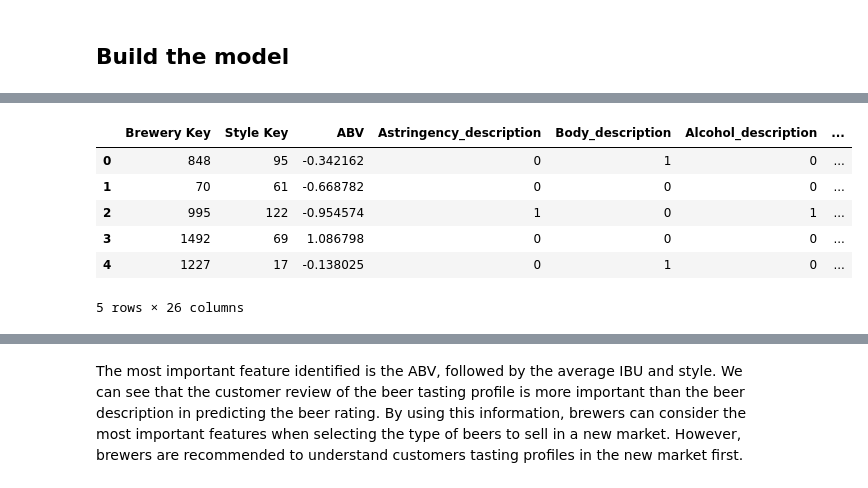
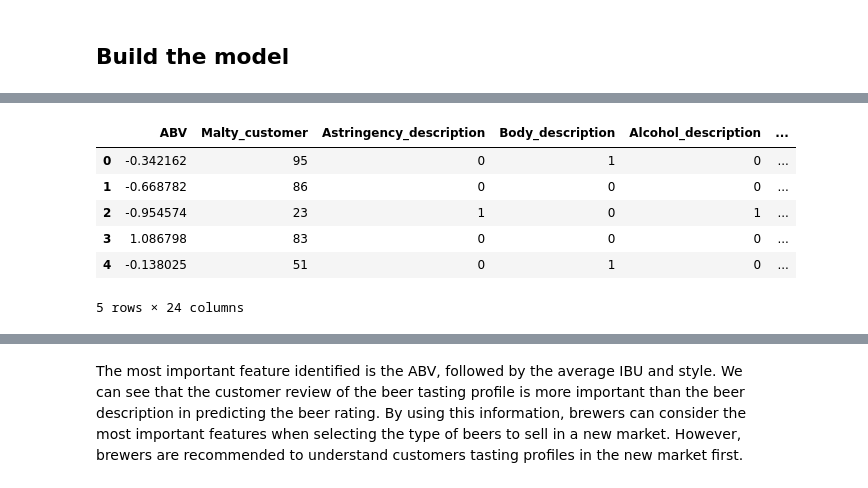
Before and after one commit to happysoymilk/beer_data_analysis, a Jupyter notebook: aml-fcp_regression.ipynb, the cells around one changed output, grey strips where cells are left out. Cells and saved outputs as stored; diff of their text form; code cells hidden in the pictures.

```diff
--- a/aml-fcp_regression.ipynb
+++ b/aml-fcp_regression.ipynb
@@ -470,6 +57,6 @@ df_new.shape
 df_new["Ave IBU"] = (df_new["Min IBU"] + df_new["Max IBU"])/2
 
 #drop unused columns
-df_new = df_new.drop(['Min IBU', 'Max IBU', 'key', 'Description'], axis = 1)
+df_new = df_new.drop(['Min IBU', 'Max IBU', 'key', 'Description','Style Key', 'Brewery Key'], axis = 1)
 df_new.shape
 # %% [output]
@@ -503,28 +110,28 @@ print(y_test.shape)
 # %%
 from sklearn.preprocessing import StandardScaler
 scaler = StandardScaler()
 
 ## scale the customer reviews
 # step 1: we scale the reviews by row and create a new dataframe
-scaled_customer = pd.DataFrame(scaler.fit_transform(x_train.iloc[:,3:14].T).T,columns=x_train.iloc[:,3:14].columns)
+scaled_customer = pd.DataFrame(scaler.fit_transform(x_train.iloc[:,1:11].T).T,columns=x_train.iloc[:,1:11].columns)
 
 # step 2: drop unscaled reviews
-x_drop = x_train.drop(x_train.iloc[:,3:14],axis=1).reset_index(drop=True)
+x_drop = x_train.drop(x_train.iloc[:,1:11],axis=1).reset_index(drop=True)
 
 # step 3: concat the scaled customer reviews
 x_train_scaled = pd.concat([x_drop,scaled_customer],axis=1)
 
 # scale the numerical values of the whole dataframe (excluding categorical variable)
-x_train_scaled.iloc[:,[2,14,15,16,17,18,19,20,21,22,23,24,25]] = scaler.fit_transform(x_train_scaled.iloc[:,[2,14,15,16,17,18,19,20,21,22,23,24,25]])
+x_train_scaled.iloc[:,[0,13,14,15,16,17,18,19,20,21,22,23]] = scaler.fit_transform(x_train_scaled.iloc[:,[0,13,14,15,16,17,18,19,20,21,22,23]])
 x_train_scaled.head()
 # %% [output]
-|  | Brewery Key | Style Key | ABV | Astringency_description | Body_description | Alcohol_description | ... |
-| 0 | 848 | 95 | -0.342162 | 0 | 1 | 0 | ... |
-| 1 | 70 | 61 | -0.668782 | 0 | 0 | 0 | ... |
-| 2 | 995 | 122 | -0.954574 | 1 | 0 | 1 | ... |
-| 3 | 1492 | 69 | 1.086798 | 0 | 0 | 0 | ... |
-| 4 | 1227 | 17 | -0.138025 | 0 | 1 | 0 | ... |
+|  | ABV | Malty_customer | Astringency_description | Body_description | Alcohol_description | ... |
+| 0 | -0.342162 | 95 | 0 | 1 | 0 | ... |
+| 1 | -0.668782 | 86 | 0 | 0 | 0 | ... |
+| 2 | -0.954574 | 23 | 1 | 0 | 1 | ... |
+| 3 | 1.086798 | 83 | 0 | 0 | 0 | ... |
+| 4 | -0.138025 | 51 | 0 | 1 | 0 | ... |
-5 rows × 26 columns
+5 rows × 24 columns
 # %%
 from sklearn.linear_model import LinearRegression
 # %%
```
Also changed, not shown: parts of 51 cells of this notebook.
